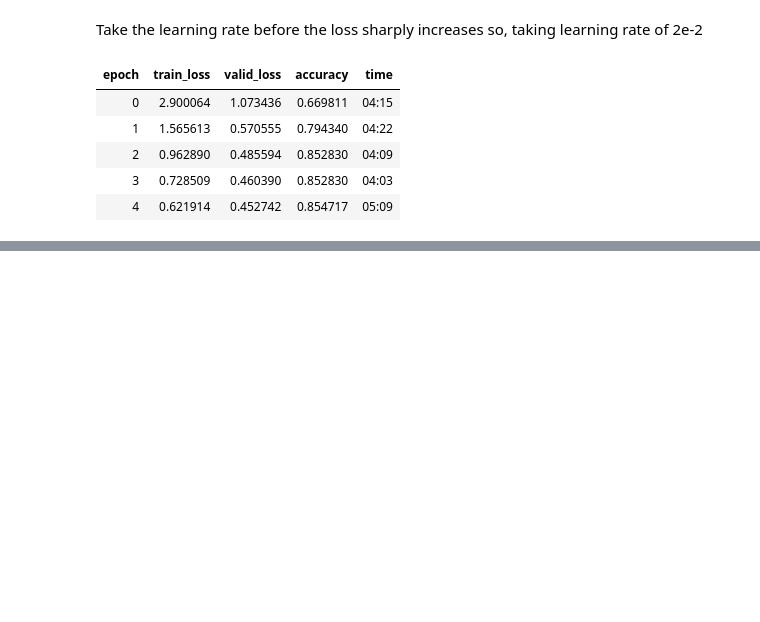
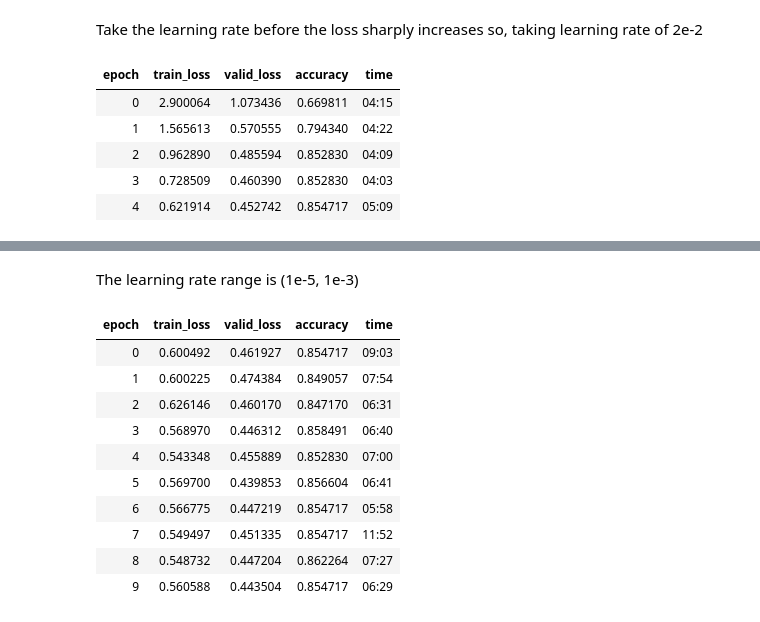
Before and after one commit to magala20-alt/AI-In-Robotics, a Jupyter notebook: model.ipynb, the cells around one changed output, grey strips where cells are left out. Drawn from its saved outputs; the diff is of its cells as text; code cells hidden in the pictures; blank space fills up the shorter version.

```diff
--- a/model.ipynb
+++ b/model.ipynb
@@ -115,0 +124,17 @@ learn.fit_one_cycle(5, 2e-2)
+# %% [markdown]
+The learning rate range is (1e-5, 1e-3)
+# %%
+#fine tune the entire model
+learn.fit_one_cycle(10, lr_max=slice(1e-5,1e-3))
+# %% [output]
+| epoch | train_loss | valid_loss | accuracy | time |
+| 0 | 0.600492 | 0.461927 | 0.854717 | 09:03 |
+| 1 | 0.600225 | 0.474384 | 0.849057 | 07:54 |
+| 2 | 0.626146 | 0.460170 | 0.847170 | 06:31 |
+| 3 | 0.568970 | 0.446312 | 0.858491 | 06:40 |
+| 4 | 0.543348 | 0.455889 | 0.852830 | 07:00 |
+| 5 | 0.569700 | 0.439853 | 0.856604 | 06:41 |
+| 6 | 0.566775 | 0.447219 | 0.854717 | 05:58 |
+| 7 | 0.549497 | 0.451335 | 0.854717 | 11:52 |
+| 8 | 0.548732 | 0.447204 | 0.862264 | 07:27 |
+| 9 | 0.560588 | 0.443504 | 0.854717 | 06:29 |
```
Also changed, not shown: parts of 1 cell of this notebook.
